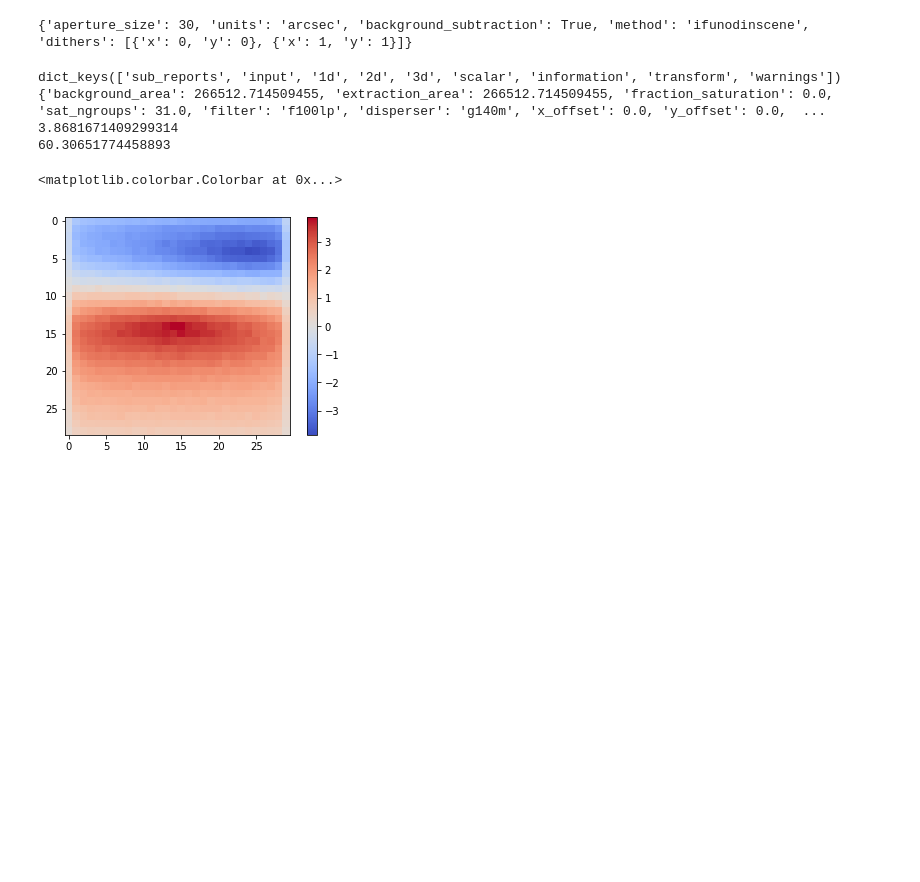
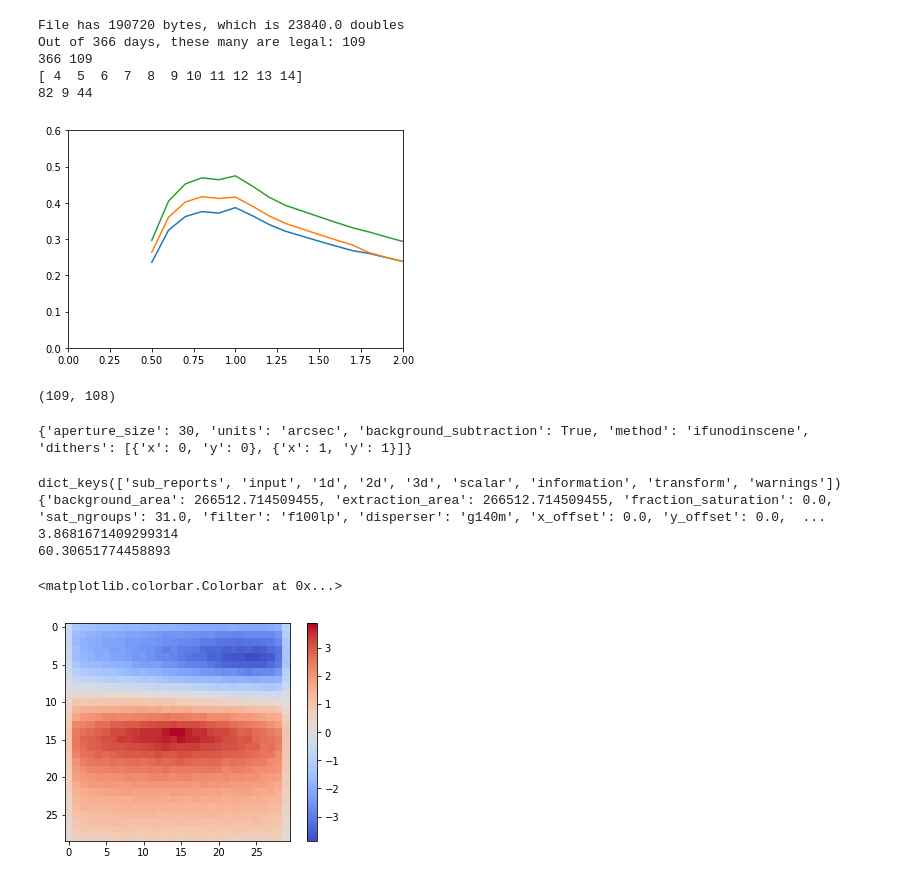
Before and after one commit to HaowenZhang/Galaxy3DShapeAnalyzer, a Jupyter notebook: SNR_Calc_Template.ipynb, the cells around one changed output. Saved outputs shown, nothing was run; the diff lists cells and outputs as text; code cells hidden in the pictures; blank space fills up the shorter version.

Commit message:
Finished the background calculation part.

```diff
--- a/SNR_Calc_Template.ipynb
+++ b/SNR_Calc_Template.ipynb
@@ -65,3 +11,78 @@ configuration['scene'][0] = scene
+# %%
+configuration = build_default_calc("jwst", "nirspec", "ifu")
+
+# The following is the template for the calculation of our prolate candidates. The values of the parameters
+# are just for illustration and should be modified from object to object when doing real calculations.
+
+
+ra = 40.0
+dec = 35.0
+background_primary_wavelength = 1.15 #micron
+day_of_interest = 0 # The first day of visibility for the target sky coordinates in the current cycle.
+
+sma = 7.5 # semi-major axis of the Sersic profile. unit: arcsec
+smi = 1.5 # semi-minor axis of the Sersic profile. unit: arcsec
+Nser = 1.0 # Sersic index.
+redshift = 1.0
+Hmag = 20.0 # HST/WFC3/F160W magnitude
+Av = 0.4 #V-band extinction value. unit: mag
+
+# Calculate the sky background spectrum at the interested position.
+# The code below picks out the 50th percentile background to be passed into calculation,
+# and backgrounds at other percentiles are available, too.
+bg = jbt.background(ra, dec, background_primary_wavelength)
+wav = bg.bkg_data['wave_array']
+# We define the percentile using the mean background flux between
+# the interested wavelength range, e.g. [0.88, 1.97] μm.
+ind = np.where((wav > 0.88) & (wav < 1.97))[0]
+bg_means = np.mean(bg.bkg_data['total_bg'][:,ind], axis=1)
+
+bg_percentiles = np.percentile(bg_means, q=[10,50,90])
+bg_mean_10, bg_mean_50, bg_mean_90 = np.percentile(bg_means, q=[10,50,90])
+day_low_bg, day_med_bg, day_high_bg = np.argmin(abs(bg_means - bg_mean_10)), \
+                                      np.argmin(abs(bg_means - bg_mean_50)), \
+                                      np.argmin(abs(bg_means - bg_mean_90))
+# Pick out the background spectrum corresponding to the day of interest.
+sky = bg.bkg_data['total_bg'][day_med_bg]
+
+configuration['configuration']['scene_size'] = 40 # tentative, modify if errors up.
+configuration['configuration']['detector'] = {'ngroup': 10, 'nint': 5, 'nexp': 1, 'subarray': 'full', 'readmode': 'nrsirs2'}
+configuration['strategy'] = {'aperture_size': 30 , 'units': 'arcsec', 'background_subtraction': True,\
+                             'method': 'ifunodinscene', "dithers":[{"x":0,"y":0}, {"x":1, "y":1}]}
+# configuration['background'] = 'none'#JBT comes in.
+configuration['background'] = []#JBT comes in.
+configuration['background'].append(wav)
+configuration['background'].append(sky)
+# configuration['background_level'] = 'low'
+configuration['calculation']['effects']['background'] = True
+
+
+scene = {}
+scene['position'] = {'x_offset': 0., 'y_offset': 0, 'orientation': 0., \
+                     'position_parameters': ['x_offset', 'y_offset', 'orientation']}
+scene['shape'] = {'geometry': 'sersic', 'shape_parameters': ['major', 'minor', 'sersic_index'],\
+#                   "major" and "minor" are actually "semi major/minor"!!!
+                  'major': sma, 'minor': smi, 'sersic_index': Nser,\
+                  'norm_method': 'integ_infinity'} #major and minor in arcseconds
+scene['spectrum'] = {'name': 'Prolate Candidate', 'spectrum_parameters': ['sed', 'normalization', 'redshift']}
+scene['spectrum']['sed'] = {'sed_type': 'brown', 'key': 'ngc_5953'} #remember to pick up an appropriate galaxy template.
+scene['spectrum']['redshift'] = redshift
+# ***Note***: I encountered a bug when I was trying to normalize the spectra with the HST/WFC3/F160W filter: in the
+# $HOME/software/pandeia/normalization/config.json, there are no filenames specified for JWST and HST filters, and in
+# $HOME/software/pandeia/normalization/bandpass, there are no filter curves for these two telescopes. Therefore I
+# copied the filter curve: $HOME/software/pysyn_cdbs/grp/hst/cdbs/comp/wfc3/wfc3_ir_f160w_005_syn.fits to the
+# $HOME/software/pandeia/normalization/bandpass, and added this file name to the config.json file. Keep this in mind!!!!
+scene['spectrum']['normalization'] = {'type': 'hst', 'bandpass': 'wfc3,ir,f160w', 'norm_flux': Hmag, 'norm_fluxunit': 'abmag'}
+scene['spectrum']['extinction'] = {'law': 'hd210121', 'value': Av, 'unit': 'mag', 'bandpass': 'v'}
+configuration['scene'][0] = scene
+# %% [output]
+File has 190720 bytes, which is 23840.0 doubles
+Out of 366 days, these many are legal: 109
+366 109
+[ 4  5  6  7  8  9 10 11 12 13 14]
+82 9 44
+[figure, added]
+(109, 108)
 # %%
 configuration['configuration']['detector']['readmode'] = 'nrsirs2'
 print(configuration['strategy'])
```
Also changed, not shown: parts of 1 cell of this notebook.
